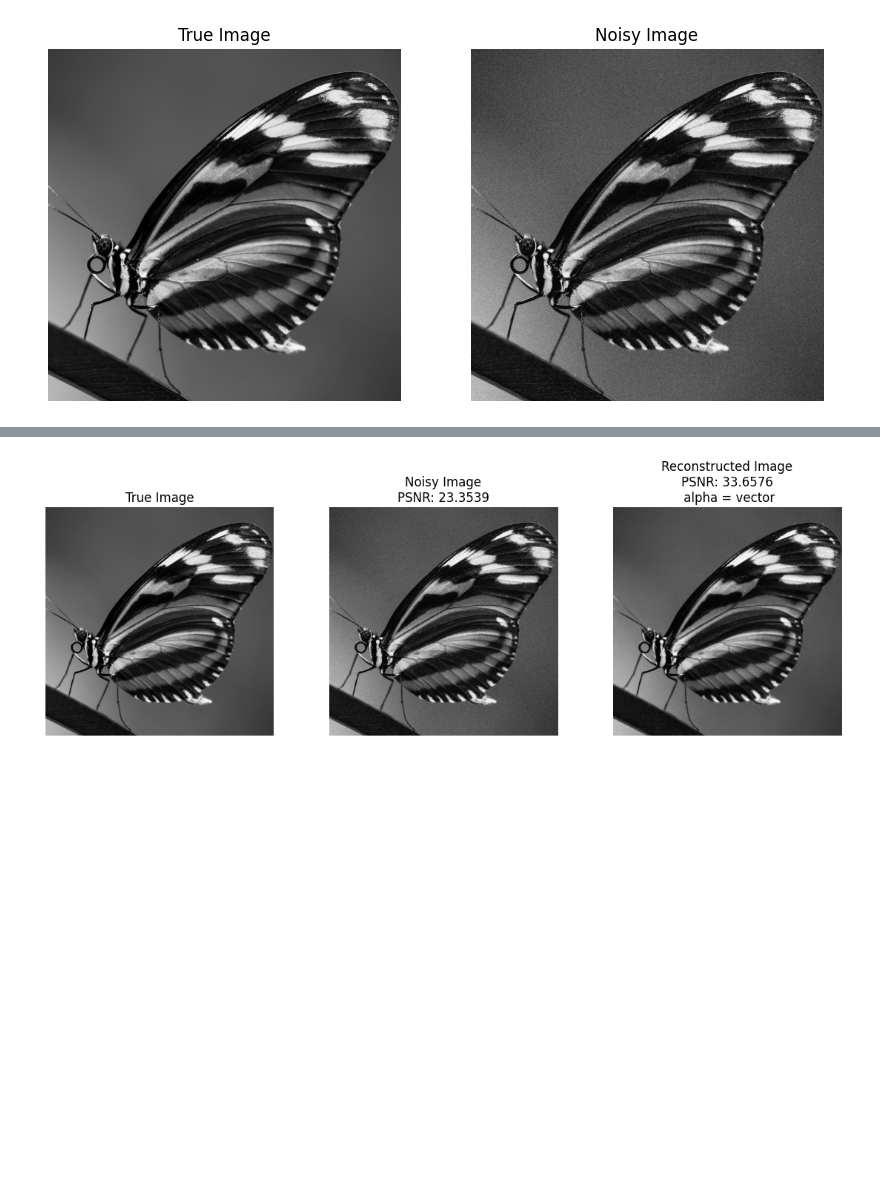
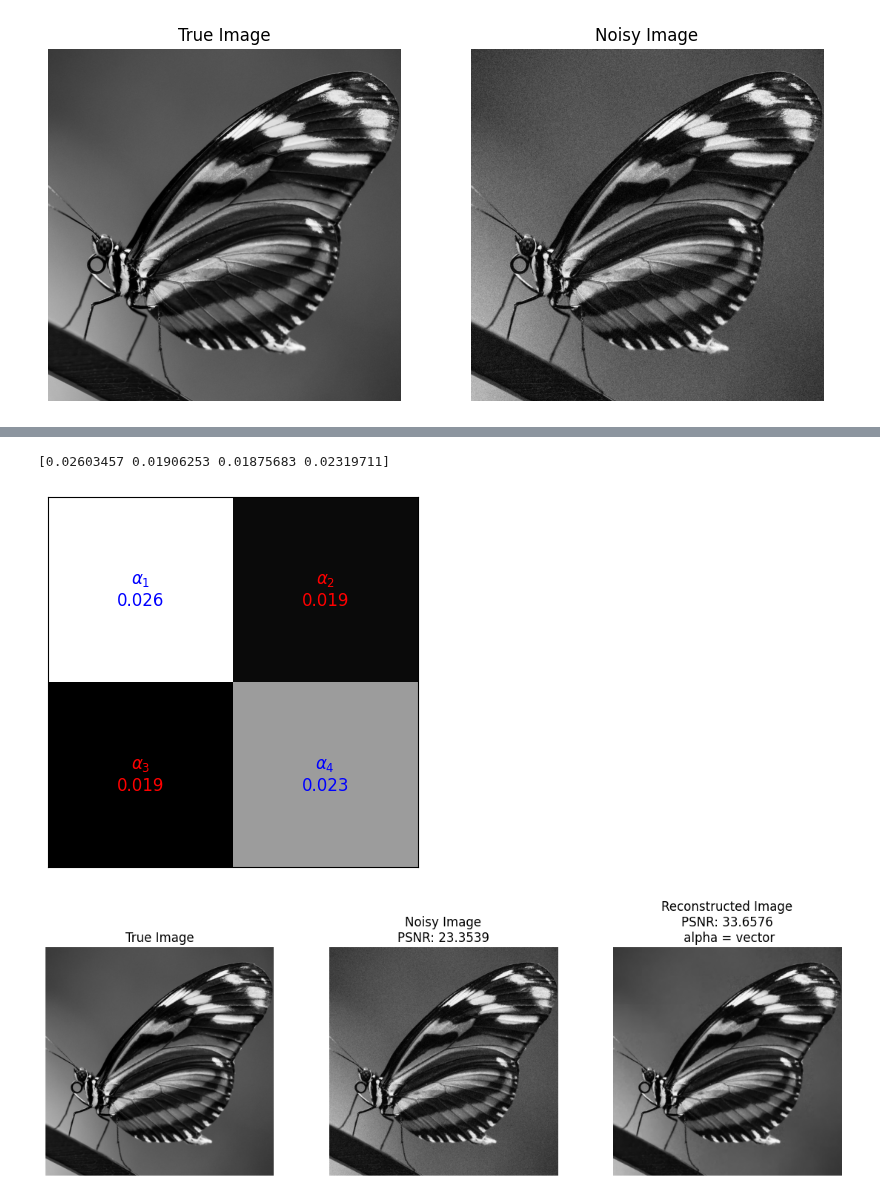
Before and after one commit to dvillacis/bimpcc_2, a Jupyter notebook: notebook/tv_denoisingreg_parches.ipynb, the cells around one changed output, grey strips where cells are left out. Cells and saved outputs as stored; diff of their text form; code cells hidden in the pictures; blank space fills up the shorter version.

Commit message:
add alpha's graphic

```diff
--- a/notebook/tv_denoisingreg_parches.ipynb
+++ b/notebook/tv_denoisingreg_parches.ipynb
@@ -154,3 +155,41 @@ EXIT: Optimal Solution Found.
+# %%
+alphas = np.array([a.item() for a in alpha_result])
+print(alphas)
+# %% [output]
+[0.02603457 0.01906253 0.01875683 0.02319711]
+# %%
+# GRÁFICA DE ALPHA'S
+import numpy as np
+import matplotlib.pyplot as plt
+
+# Normalización a [0,1]
+alphas_norm = (alphas - alphas.min()) / (alphas.max() - alphas.min())
+
+# Reorganizar en matriz 2x2
+tablero = alphas_norm.reshape(2, 2)
+tablero_original = alphas.reshape(2, 2)
+
+# Graficar
+fig, ax = plt.subplots()
+im = ax.imshow(tablero, cmap='gray', interpolation='nearest')
+
+# Etiquetas con alpha_1, ..., alpha_4
+labels = [r'$\alpha_1$', r'$\alpha_2$', r'$\alpha_3$', r'$\alpha_4$']
+k = 0
+for i in range(2):
+    for j in range(2):
+        ax.text(j, i, f'{labels[k]}\n{tablero_original[i,j]:.3f}',
+                ha='center', va='center',
+                color='red' if tablero[i,j] < 0.5 else 'blue',
+                fontsize=12)
+        k += 1
+
+ax.set_xticks([])
+ax.set_yticks([])
+#plt.colorbar(im, ax=ax, label='alpha normalizado')
+plt.show()
+# %% [output]
+[figure, added]
 # %%
 bloques_scaled = []
 for u in u_result:
```
Also changed, not shown: parts of 1 cell of this notebook.
